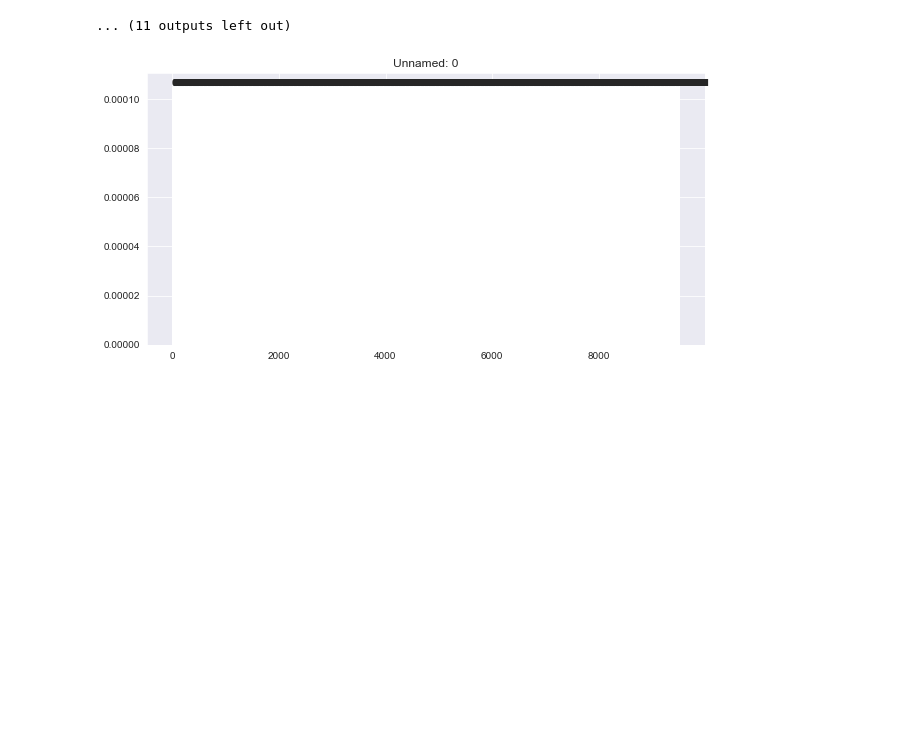
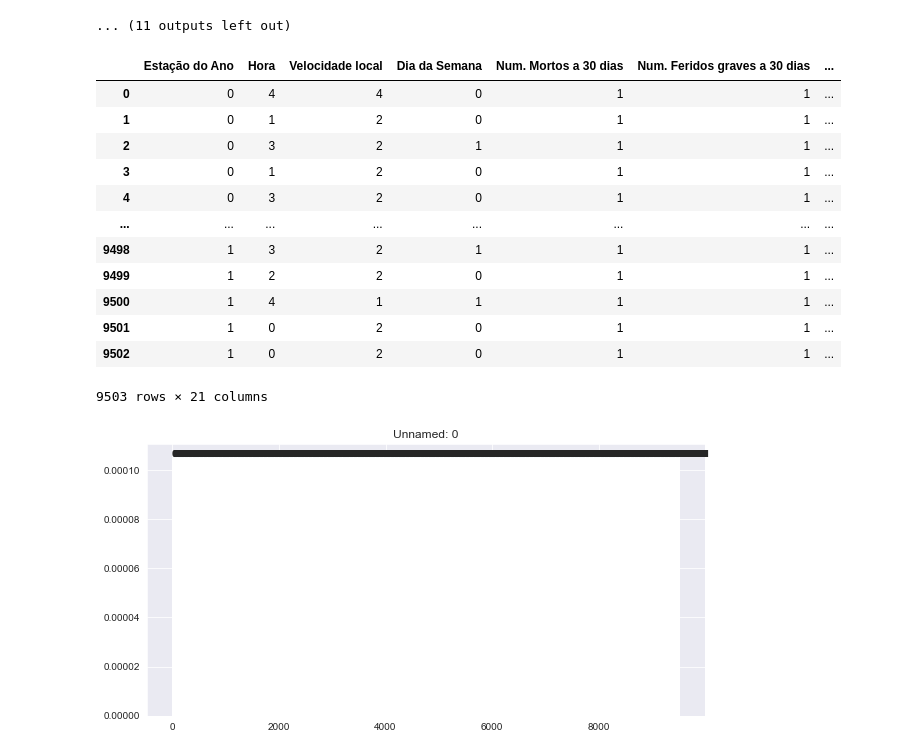
Before and after one commit to dfmce-iscte/ProjetoIAA, a Jupyter notebook: projeto_pedro.ipynb, the cells around one changed output. Drawn from its saved outputs; the diff is of its cells as text; code cells hidden in the pictures; blank space fills up the shorter version.

```diff
--- a/projeto_pedro.ipynb
+++ b/projeto_pedro.ipynb
@@ -271,11 +352,16 @@ def funct():
     df=open_sheet("rem_features_transformado_10000_sample.xlsx")
     df=remove_df_unnamed(df)
     lista=[]
+    le = LabelEncoder()
     for column in df.columns:
-        lista.append(column)
-   # print(lista)
-    df_dummies=pd.get_dummies(df, columns=lista)
-    return df_dummies
+        le.fit(df[column])
+        df[column] = le.transform(df[column])
+    return df
+   #  for column in df.columns:
+   #      lista.append(column)
+   # # print(lista)
+   #  df_dummies=pd.get_dummies(df, columns=lista)
+   #  return df_dummies
    # elbow(df_dummies)
    # kmeans_scatterplot(df_dummies,2)
    # plot_epsilon_graph(df_dummies,100)
@@ -321,3 +405,19 @@ getAllnonLightInjurys()
+# %%
+funct()
+# %% [output]
+|  | Estação do Ano | Hora | Velocidade local | Dia da Semana | Num. Mortos a 30 dias | Num. Feridos graves a 30 dias | ... |
+| 0 | 0 | 4 | 4 | 0 | 1 | 1 | ... |
+| 1 | 0 | 1 | 2 | 0 | 1 | 1 | ... |
+| 2 | 0 | 3 | 2 | 1 | 1 | 1 | ... |
+| 3 | 0 | 1 | 2 | 0 | 1 | 1 | ... |
+| 4 | 0 | 3 | 2 | 0 | 1 | 1 | ... |
+| ... | ... | ... | ... | ... | ... | ... | ... |
+| 9498 | 1 | 3 | 2 | 1 | 1 | 1 | ... |
+| 9499 | 1 | 2 | 2 | 0 | 1 | 1 | ... |
+| 9500 | 1 | 4 | 1 | 1 | 1 | 1 | ... |
+| 9501 | 1 | 0 | 2 | 0 | 1 | 1 | ... |
+| 9502 | 1 | 0 | 2 | 0 | 1 | 1 | ... |
+9503 rows × 21 columns
 # %%
  df=open_sheet("transformado_10000_sample.xlsx")
 # %%
```
Also changed, not shown: parts of 5 cells of this notebook.
